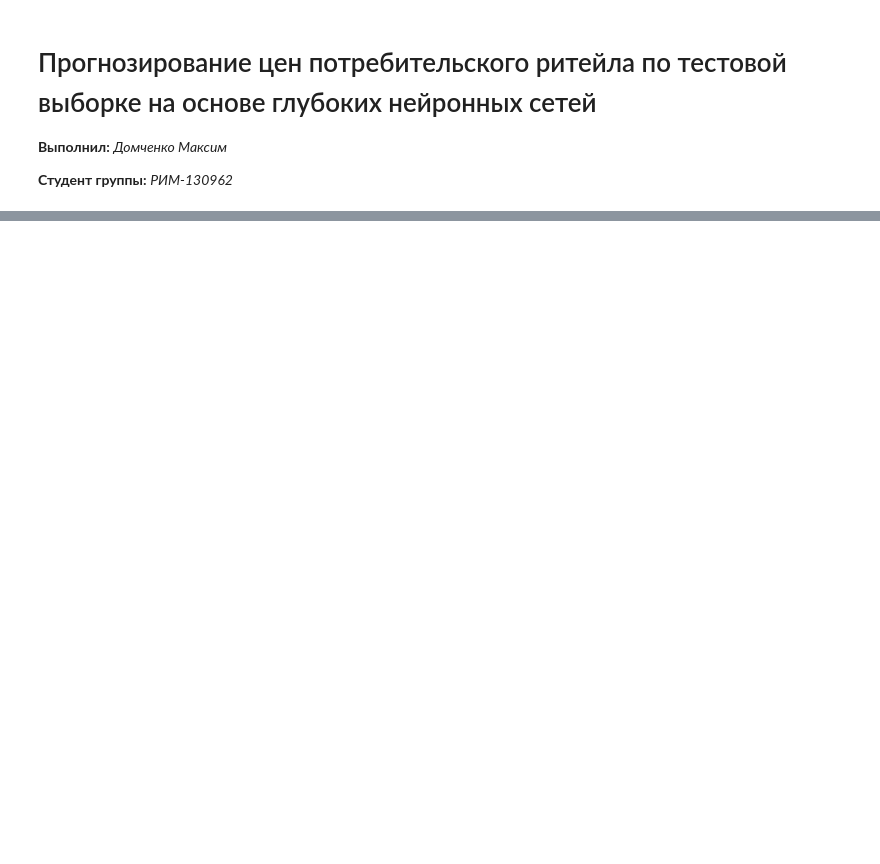
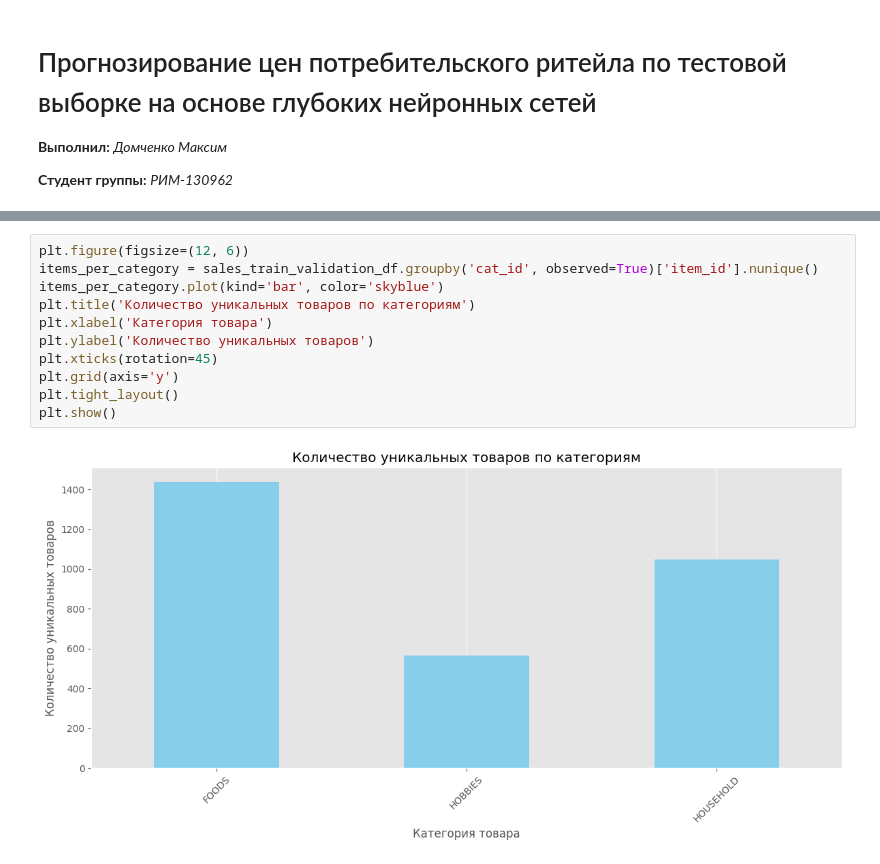
Before and after one commit to DMax-w/price_forecasting, a Jupyter notebook: notebook/02_eda_and_feature_analysis.ipynb, the cells around one changed output, grey strips where cells are left out. Cells and saved outputs as stored; diff of their text form; blank space fills up the shorter version.

```diff
--- a/notebook/02_eda_and_feature_analysis.ipynb
+++ b/notebook/02_eda_and_feature_analysis.ipynb
@@ -837,0 +76,13 @@ Early stopping, best iteration is:
+# %%
+plt.figure(figsize=(12, 6))
+items_per_category = sales_train_validation_df.groupby('cat_id', observed=True)['item_id'].nunique()
+items_per_category.plot(kind='bar', color='skyblue')
+plt.title('Количество уникальных товаров по категориям')
+plt.xlabel('Категория товара')
+plt.ylabel('Количество уникальных товаров')
+plt.xticks(rotation=45)
+plt.grid(axis='y')
+plt.tight_layout()
+plt.show()
+# %% [output]
+[figure, added]
```
Also changed, not shown: parts of 68 cells of this notebook, 13 other files.
